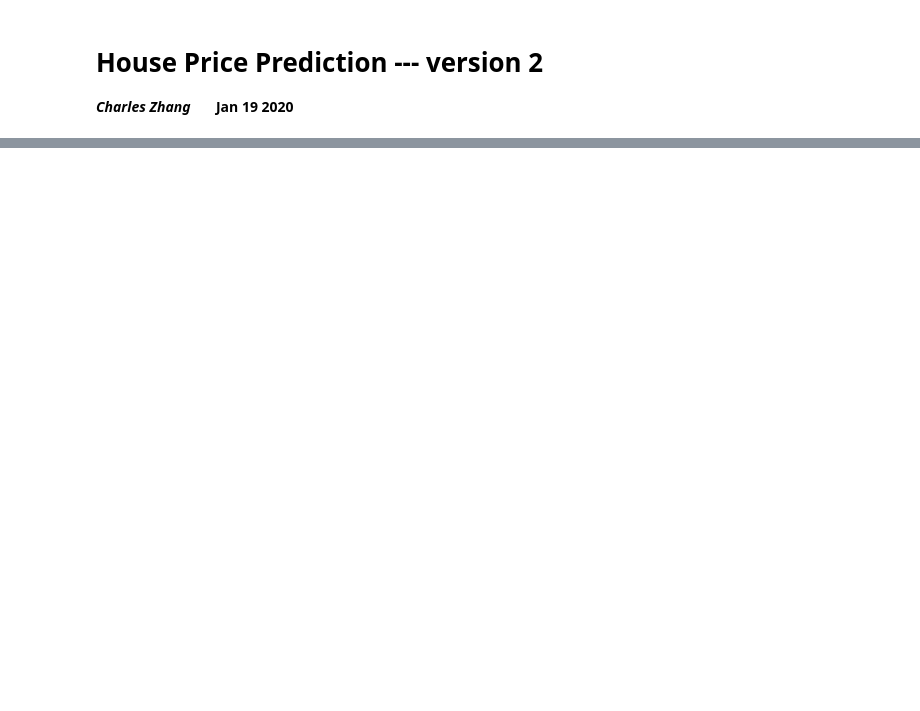
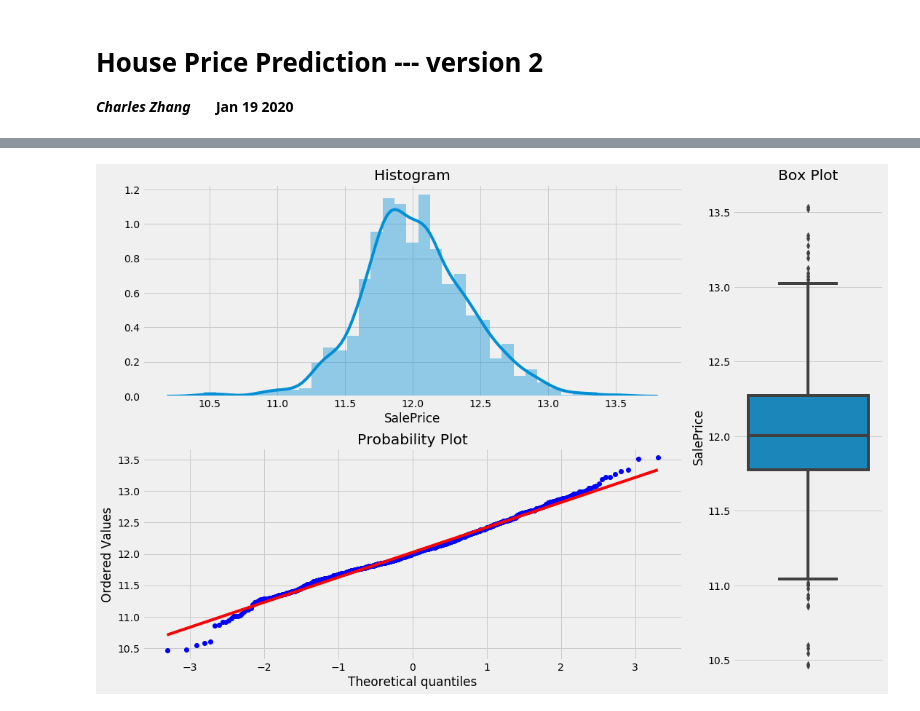
Before and after one commit to zcczhang/House_Price_Prediction_Model, a Jupyter notebook: house_price_prediction_v2.ipynb, the cells around one changed output, grey strips where cells are left out. Saved outputs shown, nothing was run; the diff lists cells and outputs as text; code cells hidden in the pictures; blank space fills up the shorter version.

```diff
--- a/house_price_prediction_v2.ipynb
+++ b/house_price_prediction_v2.ipynb
@@ -463,0 +187,8 @@ submission.to_csv("submission.csv", index=False)
+# %%
+## trainsforming target variable using numpy.log1p,
+train["SalePrice"] = np.log1p(train["SalePrice"])
+
+## Plotting the newly transformed response variable
+plotting_3_chart(train, 'SalePrice')
+# %% [output]
+[figure, added]
```
Also changed, not shown: parts of 117 cells of this notebook, 4 other files.
